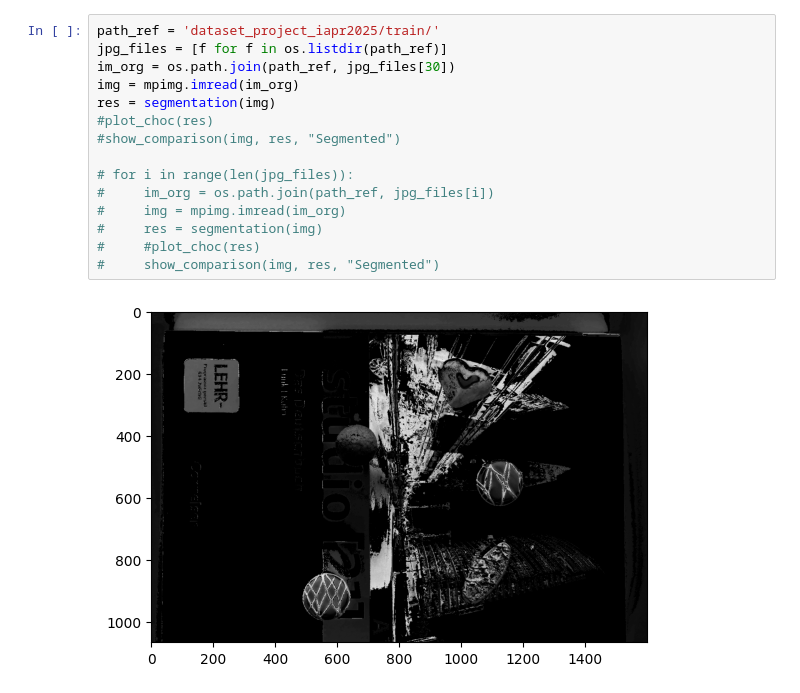
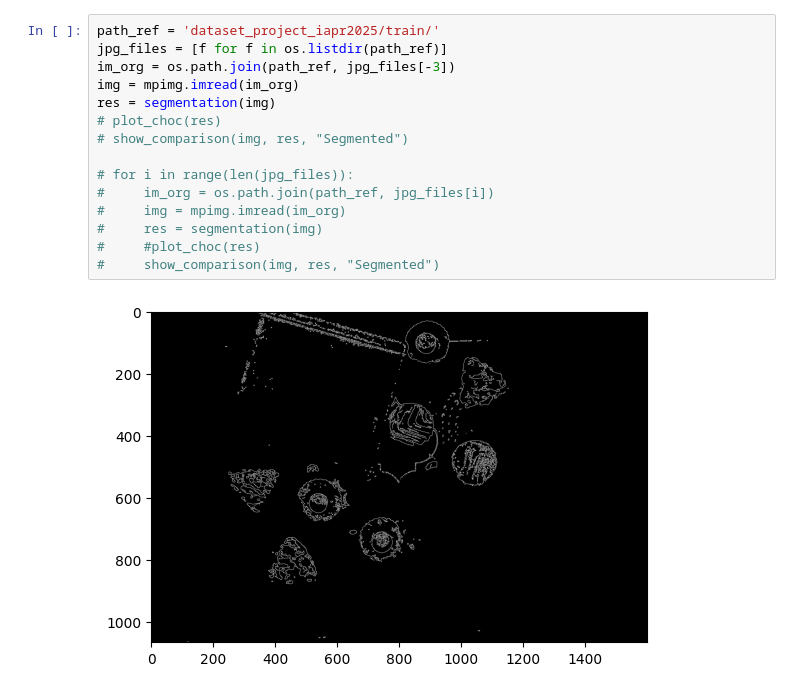
Before and after one commit to timurunv/iapr_group_50, a Jupyter notebook: project/segmentation_flower_background.ipynb, the cells around one changed output. Cells and saved outputs as stored; diff of their text form.

```diff
--- a/project/segmentation_flower_background.ipynb
+++ b/project/segmentation_flower_background.ipynb
@@ -111,17 +95,17 @@ def show_comparison(original, modified, modified_name):
 # %%
 path_ref = 'dataset_project_iapr2025/train/'
 jpg_files = [f for f in os.listdir(path_ref)]
-im_org = os.path.join(path_ref, jpg_files[30])
+im_org = os.path.join(path_ref, jpg_files[-3])
 img = mpimg.imread(im_org)
 res = segmentation(img)
-#plot_choc(res)
-#show_comparison(img, res, "Segmented")
+# plot_choc(res)
+# show_comparison(img, res, "Segmented")
 
 # for i in range(len(jpg_files)):
 #     im_org = os.path.join(path_ref, jpg_files[i])
 #     img = mpimg.imread(im_org)
 #     res = segmentation(img)
 #     #plot_choc(res)
 #     show_comparison(img, res, "Segmented")
 # %% [output]
-[figure, old version]
+[figure, new version]
```
Also changed, not shown: parts of 1 cell of this notebook, 1 other file.
